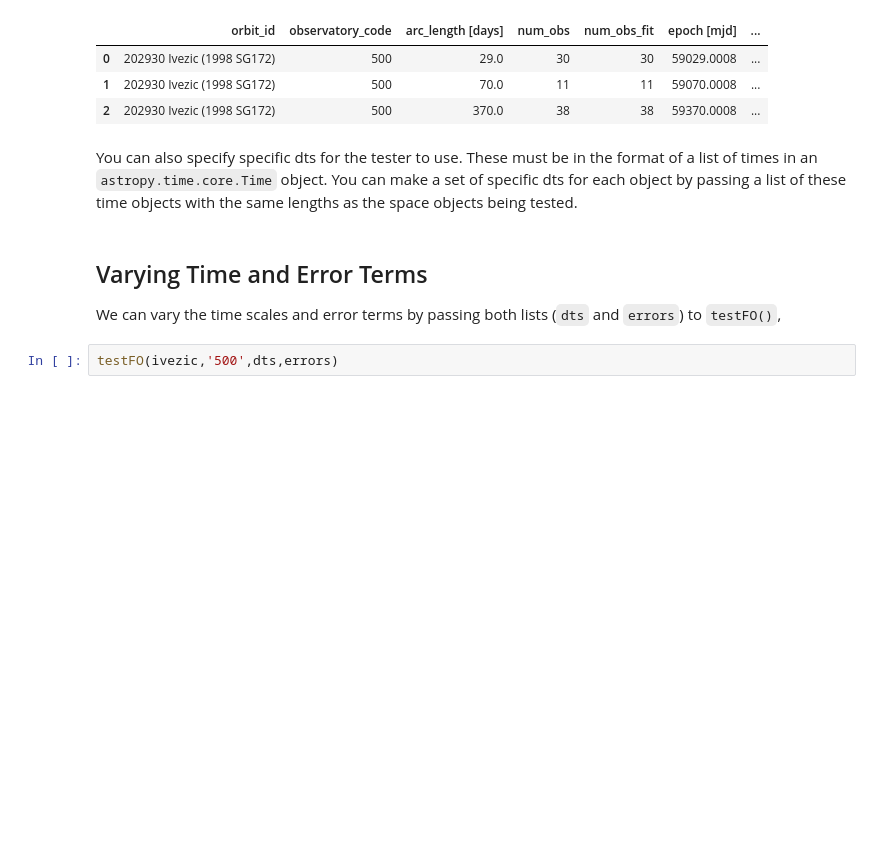
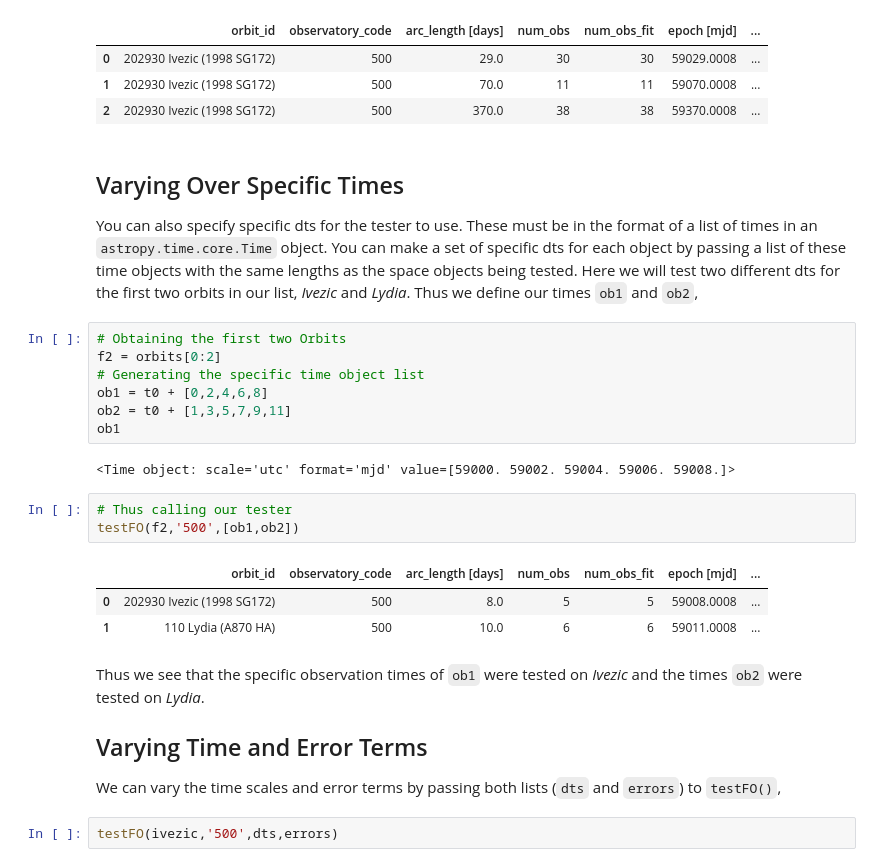
Before and after one commit to B612-Asteroid-Institute/validate_findorb, a Jupyter notebook: demos/validate_findorb_demo.ipynb, the cells around one changed output. Saved outputs shown, nothing was run; the diff lists cells and outputs as text; blank space fills up the shorter version.

Commit message:
added specific time feature

```diff
--- a/demos/validate_findorb_demo.ipynb
+++ b/demos/validate_findorb_demo.ipynb
@@ -85,8 +85,26 @@ testFO(ivezic,'500',dts,errors[0])
 | 1 | 202930 Ivezic (1998 SG172) | 500 | 70.0 | 11 | 11 | 59070.0008 | ... |
 | 2 | 202930 Ivezic (1998 SG172) | 500 | 370.0 | 38 | 38 | 59370.0008 | ... |
 # %% [markdown]
-You can also specify specific dts for the tester to use. These must be in the format of a list of times in an `astropy.time.core.Time` object. You can make a set of specific dts for each object by passing a list of these time objects with the same lengths as the space objects being tested.
+## Varying Over Specific Times
+You can also specify specific dts for the tester to use. These must be in the format of a list of times in an `astropy.time.core.Time` object. You can make a set of specific dts for each object by passing a list of these time objects with the same lengths as the space objects being tested. Here we will test two different dts for the first two orbits in our list, *Ivezic* and *Lydia*. Thus we define our times `ob1` and `ob2`,
+# %%
+# Obtaining the first two Orbits
+f2 = orbits[0:2]
+# Generating the specific time object list
+ob1 = t0 + [0,2,4,6,8]
+ob2 = t0 + [1,3,5,7,9,11]
+ob1
+# %% [output]
+<Time object: scale='utc' format='mjd' value=[59000. 59002. 59004. 59006. 59008.]>
+# %%
+# Thus calling our tester
+testFO(f2,'500',[ob1,ob2])
+# %% [output]
+|  | orbit_id | observatory_code | arc_length [days] | num_obs | num_obs_fit | epoch [mjd] | ... |
+| 0 | 202930 Ivezic (1998 SG172) | 500 | 8.0 | 5 | 5 | 59008.0008 | ... |
+| 1 | 110 Lydia (A870 HA) | 500 | 10.0 | 6 | 6 | 59011.0008 | ... |
 # %% [markdown]
+Thus we see that the specific observation times of `ob1` were tested on *Ivezic* and the times `ob2` were tested on *Lydia*.
 ## Varying Time and Error Terms
 We can vary the time scales and error terms by passing both lists (`dts` and `errors`) to `testFO()`,
 # %%
```
